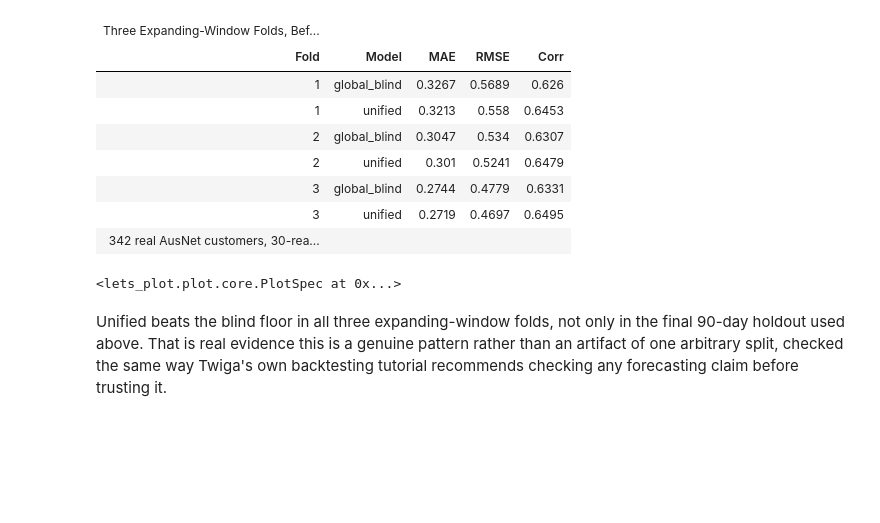
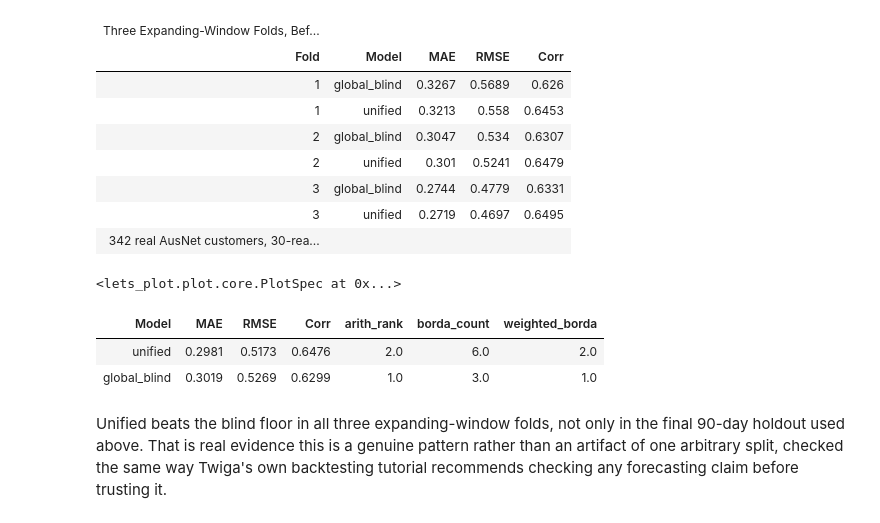
Before and after one commit to sambaiga/ml-energy-disaggregation, a Jupyter notebook: book/05-forecasting/02-scaling-archetypes-code.ipynb, the cells around one changed output. Drawn from its saved outputs; the diff is of its cells as text; code cells hidden in the pictures; blank space fills up the shorter version.

```diff
--- a/book/05-forecasting/02-scaling-archetypes-code.ipynb
+++ b/book/05-forecasting/02-scaling-archetypes-code.ipynb
@@ -393,6 +393,16 @@ backtest_colors = {k: v for k, v in MODEL_COLORS.items() if k in backtest_df["Mo
 )
 # %% [output]
 <lets_plot.plot.core.PlotSpec at 0x...>
+# %%
+from ark.evaluate.ranking import rank_models
+
+backtest_agg = backtest_df.groupby("Model", sort=False)[["mae", "rmse", "corr"]].mean()
+backtest_agg.columns = ["MAE", "RMSE", "Corr"]
+themed_gt(rank_models(backtest_agg).rename_axis("Model").reset_index().round(4))
+# %% [output]
+| Model | MAE | RMSE | Corr | arith_rank | borda_count | weighted_borda |
+| unified | 0.2981 | 0.5173 | 0.6476 | 2.0 | 6.0 | 2.0 |
+| global_blind | 0.3019 | 0.5269 | 0.6299 | 1.0 | 3.0 | 1.0 |
 # %% [markdown]
 Unified beats the blind floor in all three expanding-window folds, not only in the final 90-day holdout used above. That is real evidence this is a genuine pattern rather than an artifact of one arbitrary split, checked the same way Twiga's own backtesting tutorial recommends checking any forecasting claim before trusting it.
 # %% [markdown]
```
Also changed, not shown: parts of 3 cells of this notebook, 2 other files.
